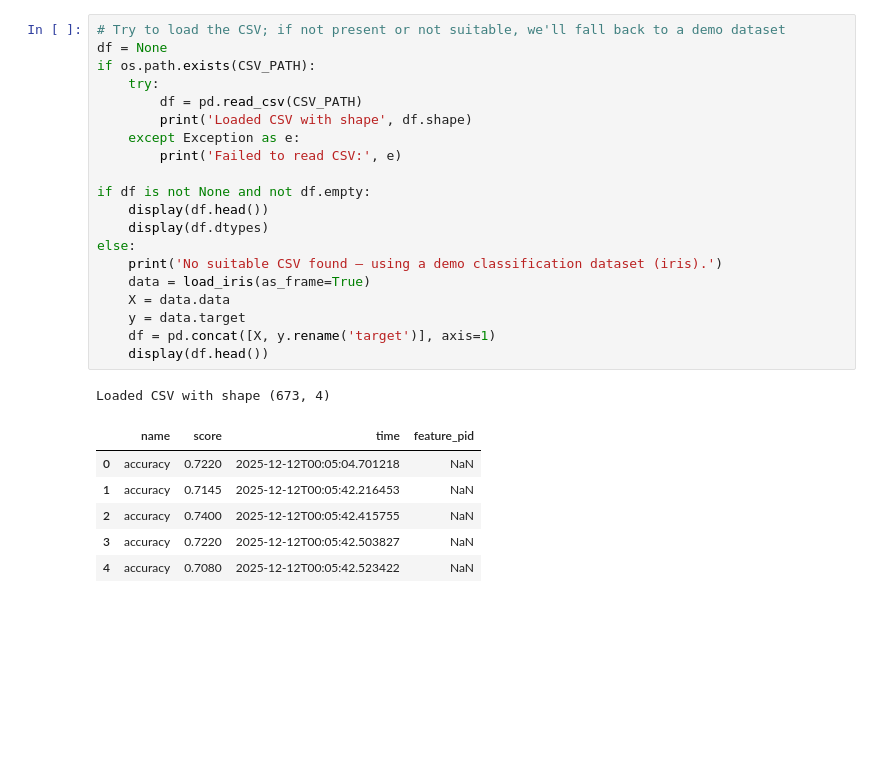
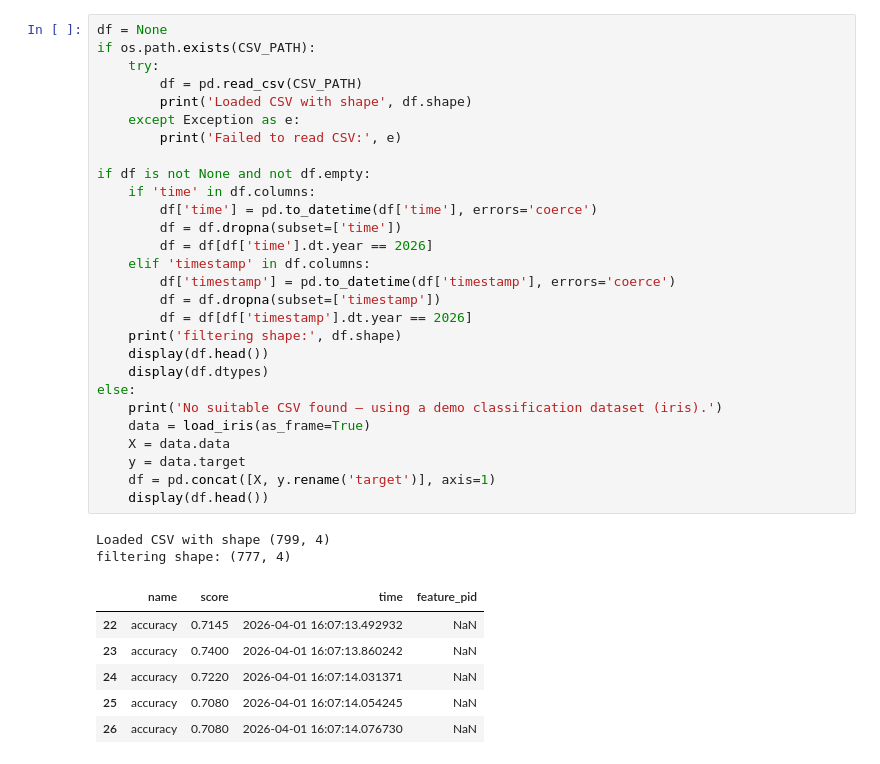
Before and after one commit to Hala-com-max/final, a Jupyter notebook: a4s-eval/a4s_eval/notebook/accuracy_analysis.ipynb, the cells around one changed output. Cells and saved outputs as stored; diff of their text form; blank space fills up the shorter version.

```diff
--- a/a4s-eval/a4s_eval/notebook/accuracy_analysis.ipynb
+++ b/a4s-eval/a4s_eval/notebook/accuracy_analysis.ipynb
@@ -50,30 +45,39 @@ print('Looking for:', CSV_PATH)
 # %% [output]
 Looking for: /home/halefoam/MSc in Cybersecurity/Second semester/a4s_final/a4s-eval/tests/data/measures/accuracy.csv
 # %%
-# Try to load the CSV; if not present or not suitable, we'll fall back to a demo dataset
 df = None
 if os.path.exists(CSV_PATH):
     try:
         df = pd.read_csv(CSV_PATH)
         print('Loaded CSV with shape', df.shape)
     except Exception as e:
         print('Failed to read CSV:', e)
 
 if df is not None and not df.empty:
+    if 'time' in df.columns:
+        df['time'] = pd.to_datetime(df['time'], errors='coerce')
+        df = df.dropna(subset=['time'])
+        df = df[df['time'].dt.year == 2026]
+    elif 'timestamp' in df.columns:
+        df['timestamp'] = pd.to_datetime(df['timestamp'], errors='coerce')
+        df = df.dropna(subset=['timestamp'])
+        df = df[df['timestamp'].dt.year == 2026]
+    print('filtering shape:', df.shape)
     display(df.head())
     display(df.dtypes)
 else:
     print('No suitable CSV found — using a demo classification dataset (iris).')
     data = load_iris(as_frame=True)
     X = data.data
     y = data.target
     df = pd.concat([X, y.rename('target')], axis=1)
     display(df.head())
 # %% [output]
-Loaded CSV with shape (673, 4)
+Loaded CSV with shape (799, 4)
+filtering shape: (777, 4)
 |  | name | score | time | feature_pid |
-| 0 | accuracy | 0.7220 | 2025-12-12T00:05:04.701218 | NaN |
-| 1 | accuracy | 0.7145 | 2025-12-12T00:05:42.216453 | NaN |
-| 2 | accuracy | 0.7400 | 2025-12-12T00:05:42.415755 | NaN |
-| 3 | accuracy | 0.7220 | 2025-12-12T00:05:42.503827 | NaN |
-| 4 | accuracy | 0.7080 | 2025-12-12T00:05:42.523422 | NaN |
+| 22 | accuracy | 0.7145 | 2026-04-01 16:07:13.492932 | NaN |
+| 23 | accuracy | 0.7400 | 2026-04-01 16:07:13.860242 | NaN |
+| 24 | accuracy | 0.7220 | 2026-04-01 16:07:14.031371 | NaN |
+| 25 | accuracy | 0.7080 | 2026-04-01 16:07:14.054245 | NaN |
+| 26 | accuracy | 0.7080 | 2026-04-01 16:07:14.076730 | NaN |
```
Also changed, not shown: parts of 10 cells of this notebook, 2 other files.
